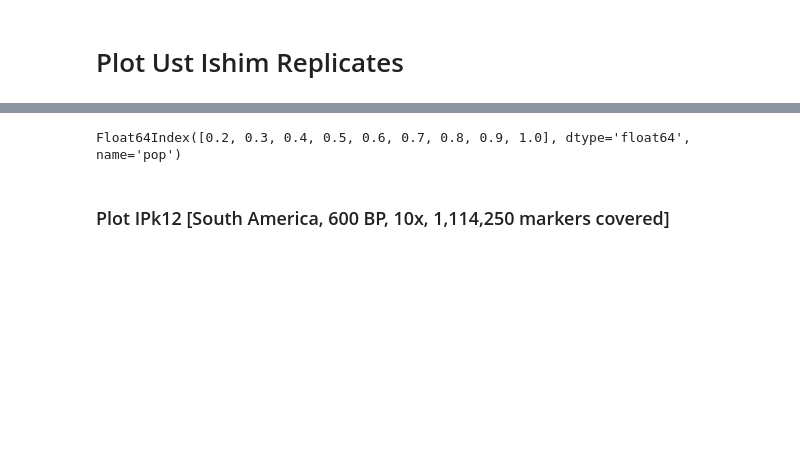
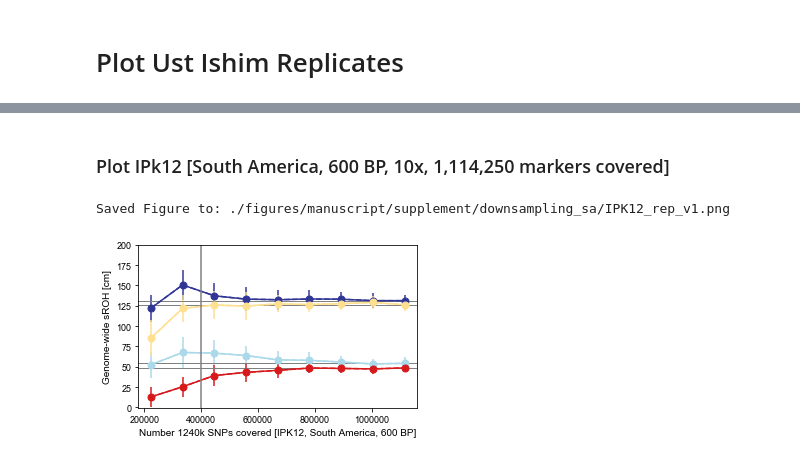
Before and after one commit to hringbauer/hapROH, a Jupyter notebook: Notebooks/Figures/VariousPaper/plot_rep_ust_ishim.ipynb, the cells around one changed output, grey strips where cells are left out. Cells and saved outputs as stored; diff of their text form; code cells hidden in the pictures; blank space fills up the shorter version.

```diff
--- a/Notebooks/Figures/VariousPaper/plot_rep_ust_ishim.ipynb
+++ b/Notebooks/Figures/VariousPaper/plot_rep_ust_ishim.ipynb
@@ -121,6 +136,2 @@ Saved Figure to: ./figures/manuscript/supplement/downsampling_sa/down_ust_rep_v1
-# %%
-df_res.index
-# %% [output]
-Float64Index([0.2, 0.3, 0.4, 0.5, 0.6, 0.7, 0.8, 0.9, 1.0], dtype='float64', name='pop')
 # %% [markdown]
 ### Plot IPk12 [South America, 600 BP, 10x, 1,114,250 markers covered]
@@ -126,0 +143,26 @@ Float64Index([0.2, 0.3, 0.4, 0.5, 0.6, 0.7, 0.8, 0.9, 1.0], dtype='float64', nam
+# %%
+### Load the Diploid Data
+#df_dip, hline_vec = load_dip_df()
+#df_rc
+#hline_vec = np.array([346.84,226.7,165.79,	48.69]) # The 0.9 values
+#hline_vec1 = hline_vec[:-1]-hline_vec[1:]
+hline_vec1 = df_res.iloc[-1][["4-8", "8-12", "12-20", ">20"]]
+hline_vec1 = [x for x in hline_vec1][0::2]
+# %%
+df = pd.read_csv("./Empirical/1240k/SA_Readcounts/IPK12_rep/combined_roh05.tsv", sep='\t')
+df = add_bins(df)
+df[">20"]=df["sum_roh>20"]
+df1 = df[["iid", "pop", "4-8", "8-12", "12-20", ">20"]].copy()
+df_res = df1.groupby("pop").agg(["mean", "std"])
+df_res["n_snps"] = df_res.index.values * 1115315 # Ust Ishim Covered
+# %%
+plot_downsampling_rep(df = df_res, figsize=(5,3), columns = ["4-8", "8-12", "12-20", ">20"],
+                      colors=['#313695', '#abd9e9', '#fee090', '#d7191c'],
+                      ms=7, fs_l=10, fs_t=9, ylim=[-0.5,200], leg_loc="",
+                      hline_vec=hline_vec1,
+                      cutoff=4e5, xlabel = "Number 1240k SNPs covered [IPK12, South America, 600 BP]",
+                      savepath="./figures/manuscript/supplement/downsampling_sa/IPK12_rep_v1.png"
+                      )
+# %% [output]
+Saved Figure to: ./figures/manuscript/supplement/downsampling_sa/IPK12_rep_v1.png
+[figure, added]
```
Also changed, not shown: parts of 3 cells of this notebook, 9 other files.
